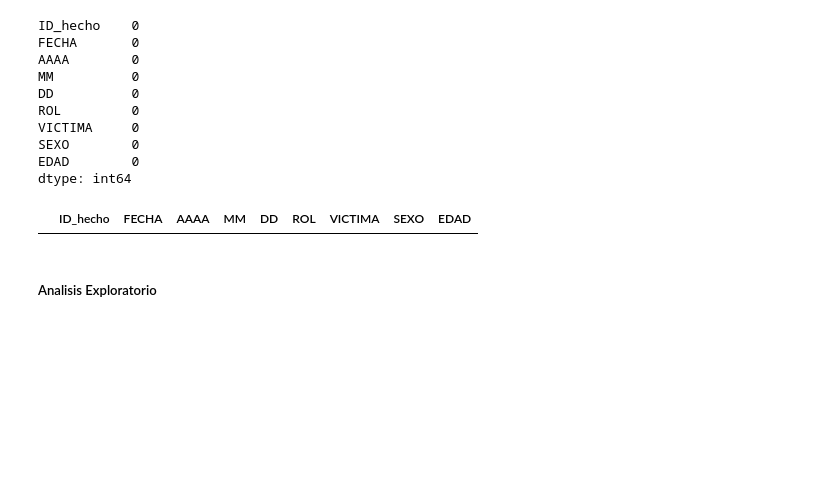
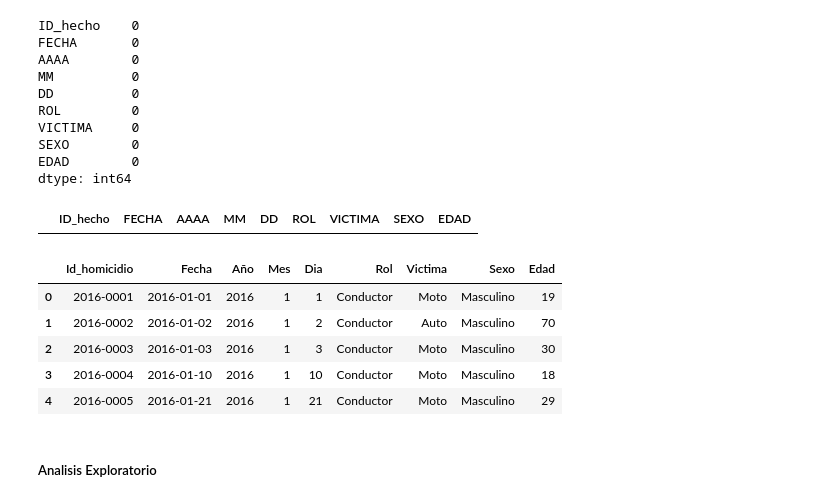
Before and after one commit to PabloSalinas2/Siniestros_Viales_Data_Analysis, a Jupyter notebook: EDA.ipynb, the cells around one changed output. Saved outputs shown, nothing was run; the diff lists cells and outputs as text; code cells hidden in the pictures; blank space fills up the shorter version.

```diff
--- a/EDA.ipynb
+++ b/EDA.ipynb
@@ -462,5 +460,14 @@ dtype: int64
 homicidios_victimas[homicidios_victimas.duplicated()] # sin registros duplicados
 # %% [output]
 |  | ID_hecho | FECHA | AAAA | MM | DD | ROL | VICTIMA | SEXO | EDAD |
+# %%
+homicidios_victimas.head()
+# %% [output]
+|  | Id_homicidio | Fecha | Año | Mes | Dia | Rol | Victima | Sexo | Edad |
+| 0 | 2016-0001 | 2016-01-01 | 2016 | 1 | 1 | Conductor | Moto | Masculino | 19 |
+| 1 | 2016-0002 | 2016-01-02 | 2016 | 1 | 2 | Conductor | Auto | Masculino | 70 |
+| 2 | 2016-0003 | 2016-01-03 | 2016 | 1 | 3 | Conductor | Moto | Masculino | 30 |
+| 3 | 2016-0004 | 2016-01-10 | 2016 | 1 | 10 | Conductor | Moto | Masculino | 18 |
+| 4 | 2016-0005 | 2016-01-21 | 2016 | 1 | 21 | Conductor | Moto | Masculino | 29 |
 # %% [markdown]
 ##### Analisis Exploratorio
```
Also changed, not shown: parts of 8 cells of this notebook.
